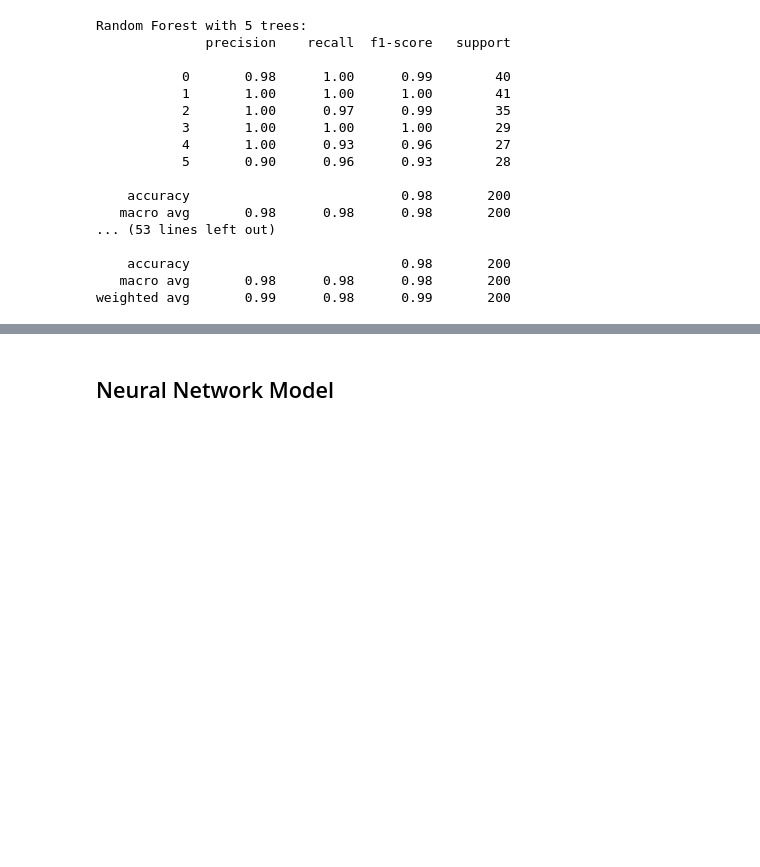
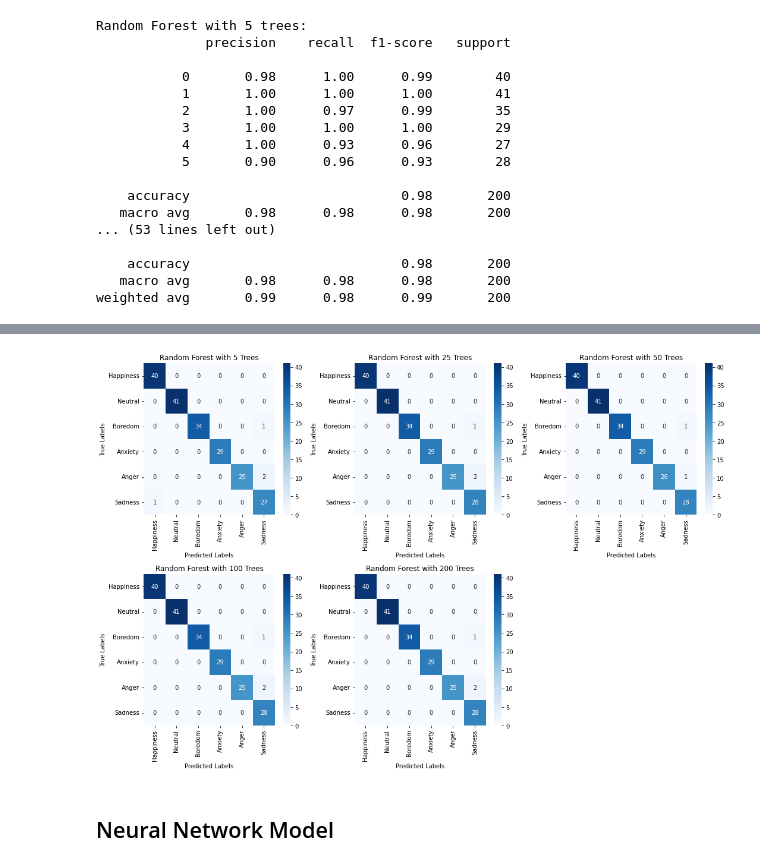
Before and after one commit to PataBasket/SocialMedia_EmotionalState, a Jupyter notebook: DSFinal2600220326-9.ipynb, the cells around one changed output, grey strips where cells are left out. Saved outputs shown, nothing was run; the diff lists cells and outputs as text; code cells hidden in the pictures; blank space fills up the shorter version.

Commit message:
fix: :lipstick: changed the format of random forest confusion matrix

```diff
--- a/DSFinal2600220326-9.ipynb
+++ b/DSFinal2600220326-9.ipynb
@@ -320,20 +320,3 @@ Random Forest with 5 trees:
     accuracy                           0.98       200
    macro avg       0.98      0.98      0.98       200
 weighted avg       0.99      0.98      0.99       200
-# %%
-# Define the labels for the indices
-labels = ['Happiness', 'Neutral', 'Boredom', 'Anxiety', 'Anger', 'Sadness']
-
-for n, model in rf_models.items():
-    predicted = model.predict(X_test)
-    # Generate the confusion matrix
-    conf_matrix_rf = confusion_matrix(y_test, predicted)
-
-    # Create the heatmap with the correct labels
-    plt.figure(figsize=(8, 6))
-    sns.heatmap(conf_matrix_rf, annot=True, fmt='d', cmap='Blues',
-                xticklabels=labels, yticklabels=labels)
-    plt.xlabel('Predicted Labels')
-    plt.ylabel('True Labels')
-    plt.title(f'Confusion Matrix Heatmap - Random Forest with {n} trees')
-    plt.show()
@@ -346,3 +323,36 @@ for n, model in rf_models.items():
+# %%
+# Define the labels for the indices
+labels = ['Happiness', 'Neutral', 'Boredom', 'Anxiety', 'Anger', 'Sadness']
+
+# Define the number of rows and columns for the grid
+n_models = len(rf_models)
+n_rows = 2
+n_cols = (n_models + 1) // n_rows
+
+# Create a grid of subplots
+fig, axes = plt.subplots(n_rows, n_cols, figsize=(15, 10))
+axes = axes.flatten()  # Flatten to easily iterate over axes
+
+# Plot each confusion matrix in a subplot
+for i, (n, model) in enumerate(rf_models.items()):
+    predicted = model.predict(X_test)
+    conf_matrix_rf = confusion_matrix(y_test, predicted)
+
+    sns.heatmap(conf_matrix_rf, annot=True, fmt='d', cmap='Blues',
+                xticklabels=labels, yticklabels=labels, ax=axes[i])
+    axes[i].set_title(f'Random Forest with {n} Trees')
+    axes[i].set_xlabel('Predicted Labels')
+    axes[i].set_ylabel('True Labels')
+
+# Hide any unused subplots
+for j in range(i + 1, len(axes)):
+    fig.delaxes(axes[j])
+
+# Adjust layout
+plt.tight_layout()
+plt.show()
+# %% [output]
+[figure, added]
 # %% [markdown]
 ## Neural Network Model
 # %%
```
Also changed, not shown: parts of 10 cells of this notebook.
